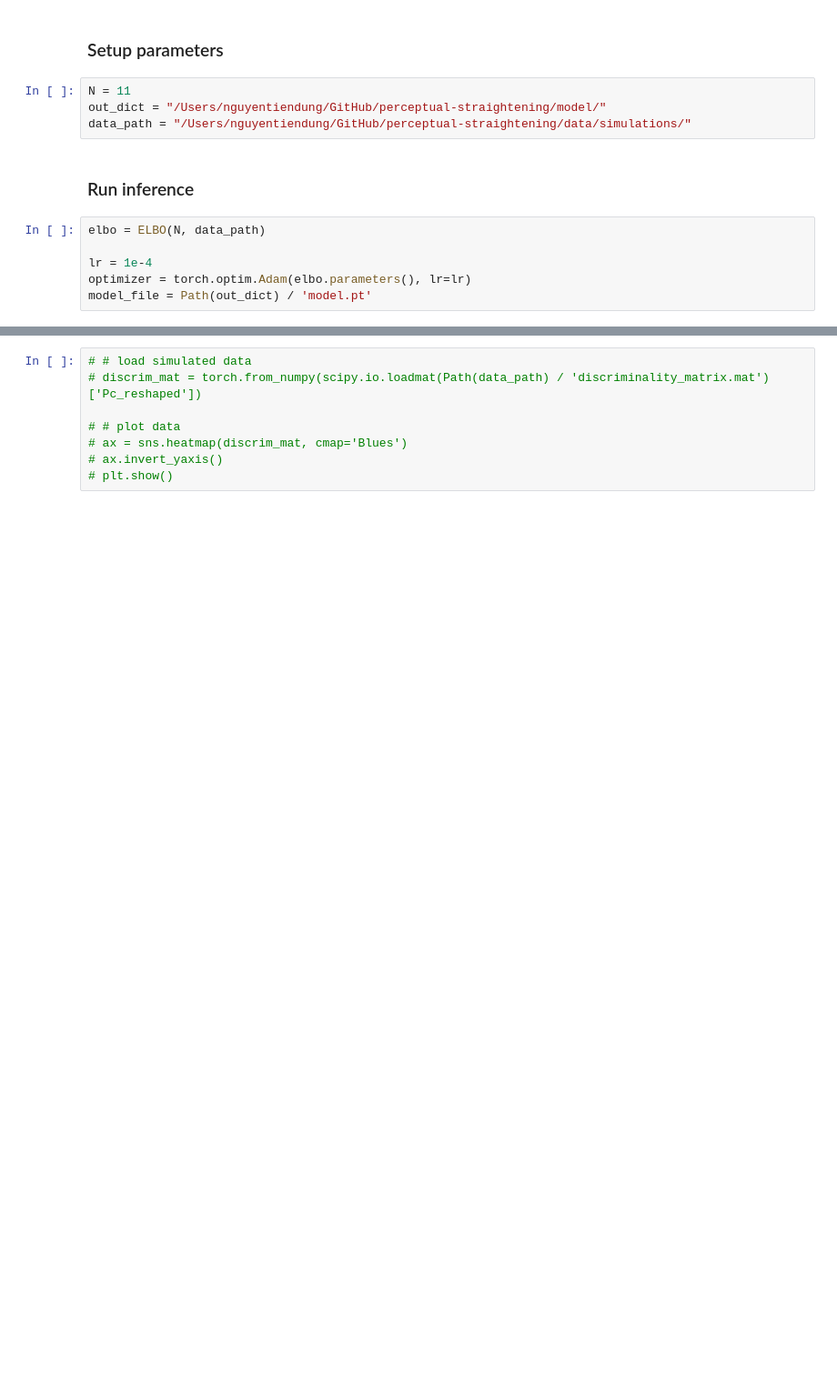
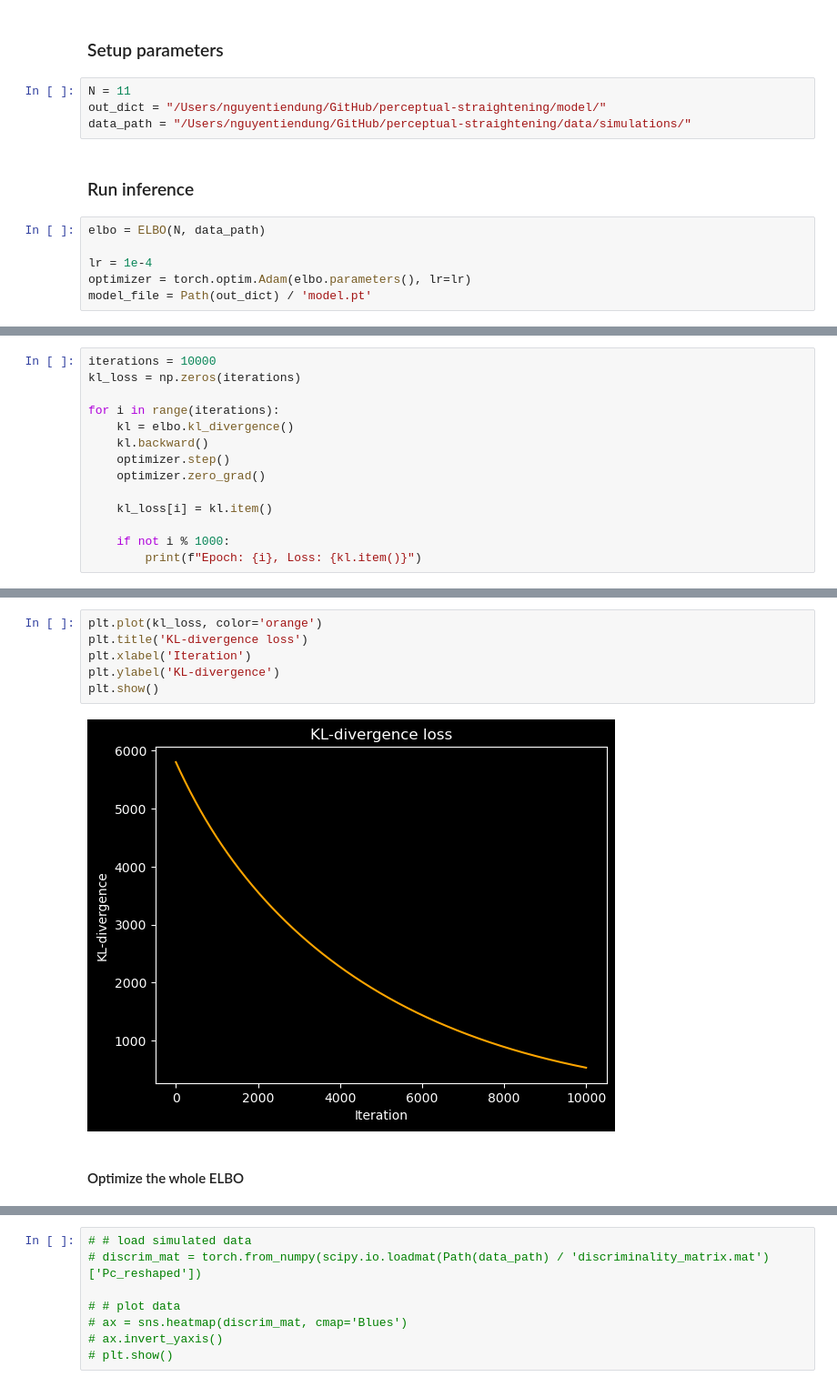
Before and after one commit to nguyen-td/perceptual-straightening, a Jupyter notebook: main.ipynb, the cells around one changed output, grey strips where cells are left out. Shown at 91% size. Saved outputs shown, nothing was run; the diff lists cells and outputs as text; blank space fills up the shorter version.

```diff
--- a/main.ipynb
+++ b/main.ipynb
@@ -26,0 +29,14 @@ model_file = Path(out_dict) / 'model.pt'
+# %%
+iterations = 10000
+kl_loss = np.zeros(iterations)
+
+for i in range(iterations):
+    kl = elbo.kl_divergence()
+    kl.backward()
+    optimizer.step()
+    optimizer.zero_grad()
+
+    kl_loss[i] = kl.item()
+
+    if not i % 1000:
+        print(f"Epoch: {i}, Loss: {kl.item()}")
@@ -27 +54,11 @@ model_file = Path(out_dict) / 'model.pt'
+# %%
+plt.plot(kl_loss, color='orange')
+plt.title('KL-divergence loss')
+plt.xlabel('Iteration')
+plt.ylabel('KL-divergence')
+plt.show()
+# %% [output]
+[figure, added]
+# %% [markdown]
+#### Optimize the whole ELBO
 # %%
```
Also changed, not shown: parts of 5 cells of this notebook.
